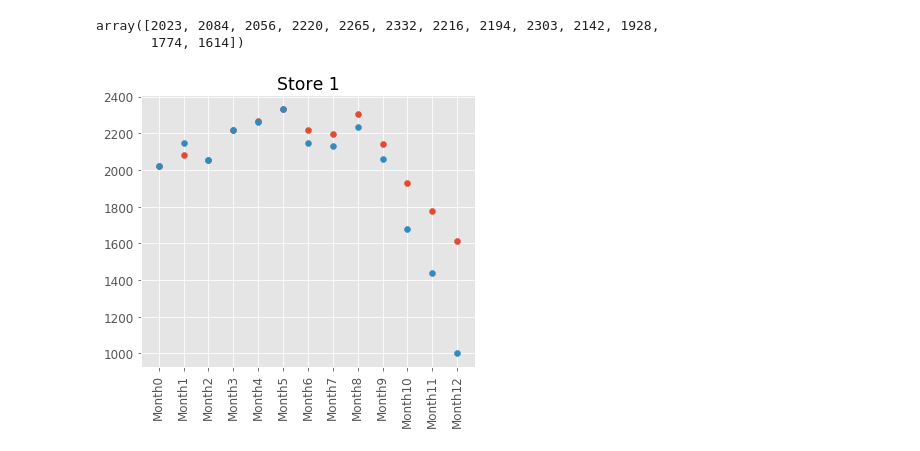
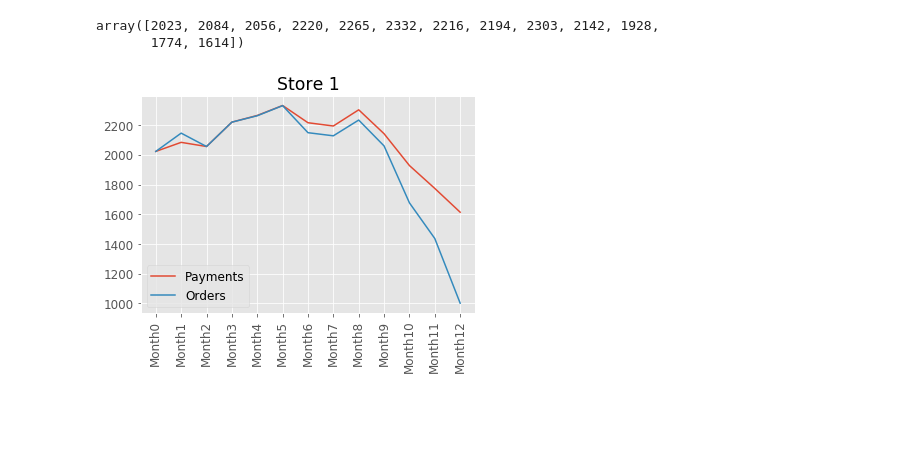
Before and after one commit to yuchild/fairbanc_takehome, a Jupyter notebook: fairbanc_analysis.ipynb, the cells around one changed output. Drawn from its saved outputs; the diff is of its cells as text; code cells hidden in the pictures; blank space fills up the shorter version.

```diff
--- a/fairbanc_analysis.ipynb
+++ b/fairbanc_analysis.ipynb
@@ -2,7 +2,7 @@
 import pandas as pd
 import numpy as np
 import matplotlib.pyplot as plt
-plt.rcParams['figure.figsize'] = (6,5)
+plt.rcParams['figure.figsize'] = (6,4)
 plt.style.use('ggplot')
 plt.rcParams['font.size'] = 12
 # %%
@@ -60,14 +60,16 @@ pay.loc[0][1:].values
 array([2023, 2084, 2056, 2220, 2265, 2332, 2216, 2194, 2303, 2142, 1928,
        1774, 1614])
 # %%
-plt.scatter(pay.columns[1:]
+plt.plot(pay.columns[1:]
             , pay.loc[0][1:].values
-            ,
+            , label = 'Payments'
            )
-plt.scatter(orders.columns[1:]
+plt.plot(orders.columns[1:]
             , orders.loc[0][1:].values
+            , label = 'Orders'
            )
+plt.legend(loc='lower left')
 plt.xticks(rotation=90)
 plt.title('Store 1');
 # %% [output]
-[figure, old version]
+[figure, new version]
```
Also changed, not shown: parts of 4 cells of this notebook.
